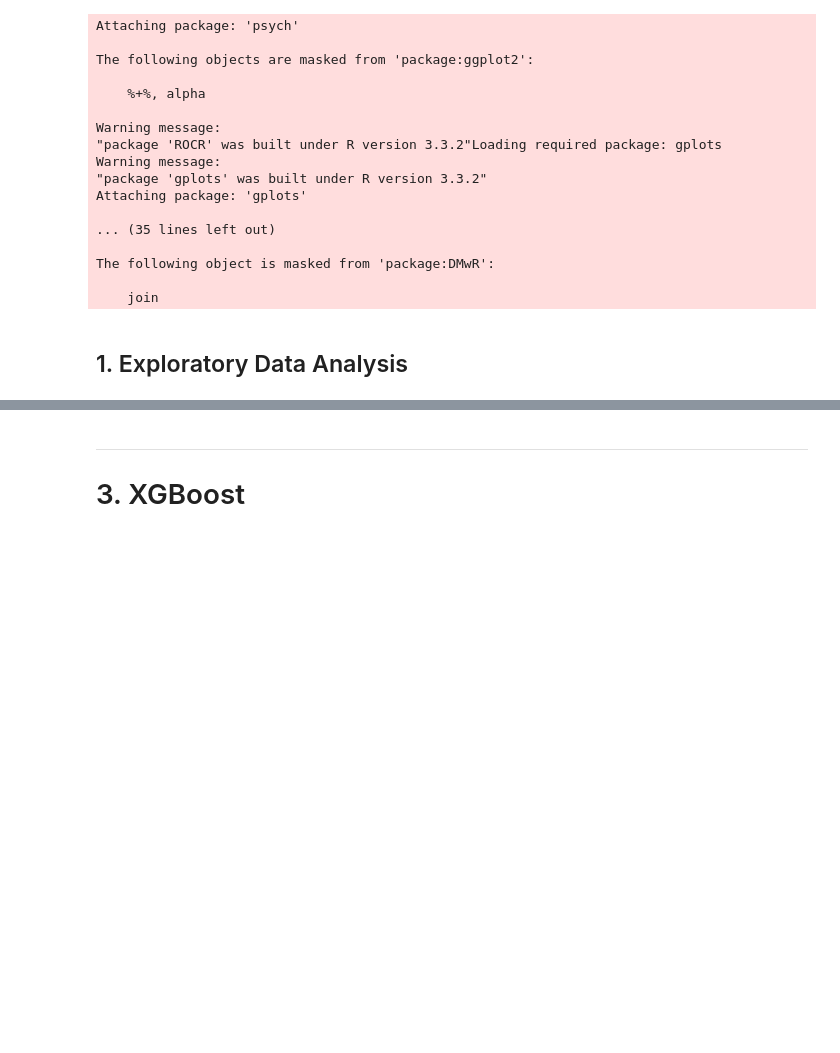
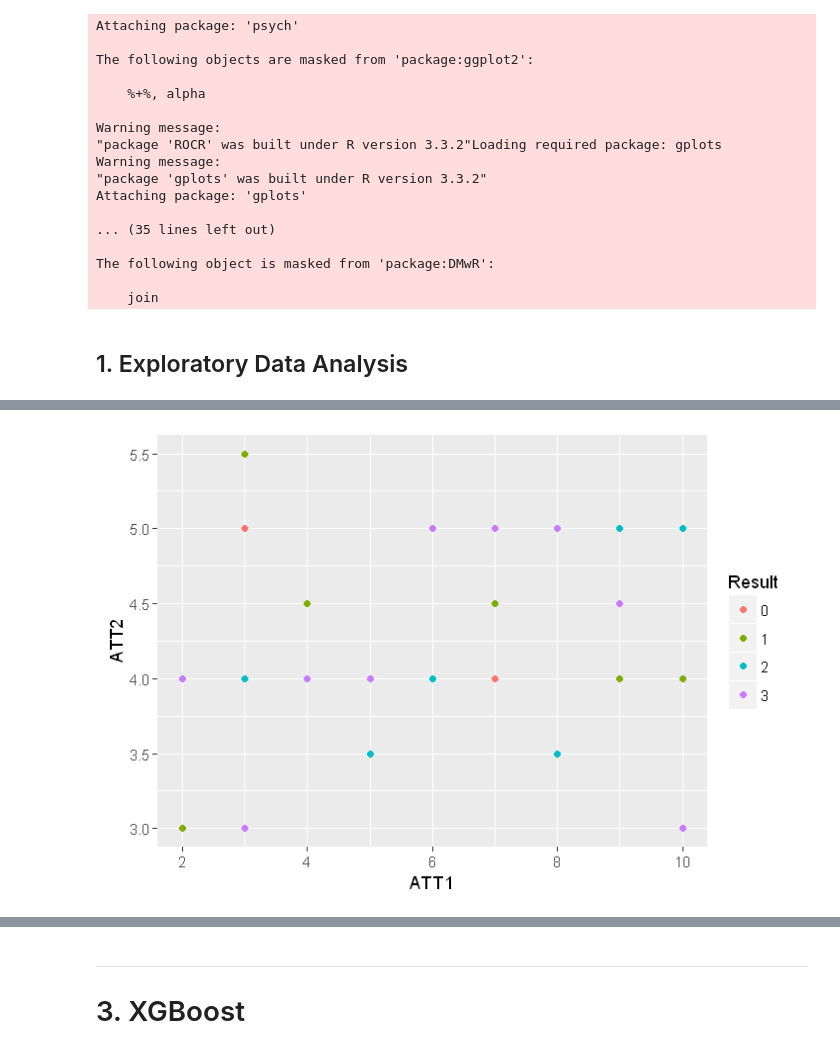
Before and after one commit to codeBehindMe/ADLA3, a Jupyter notebook: groupG.ipynb, the cells around one changed output, grey strips where cells are left out. Cells and saved outputs as stored; diff of their text form; code cells hidden in the pictures; blank space fills up the shorter version.

```diff
--- a/groupG.ipynb
+++ b/groupG.ipynb
@@ -79,0 +186,5 @@ prostate <- read.csv("./prostate.csv")
+# %%
+ggplot(aes(x=ATT1, y=ATT2, color=Result),  #by setting color=color, ggplot automatically draw in different colors
+       data=prostate) + geom_point(stat='summary', fun.y=median)
+# %% [output]
+[figure, added]
```
Also changed, not shown: parts of 43 cells of this notebook.
